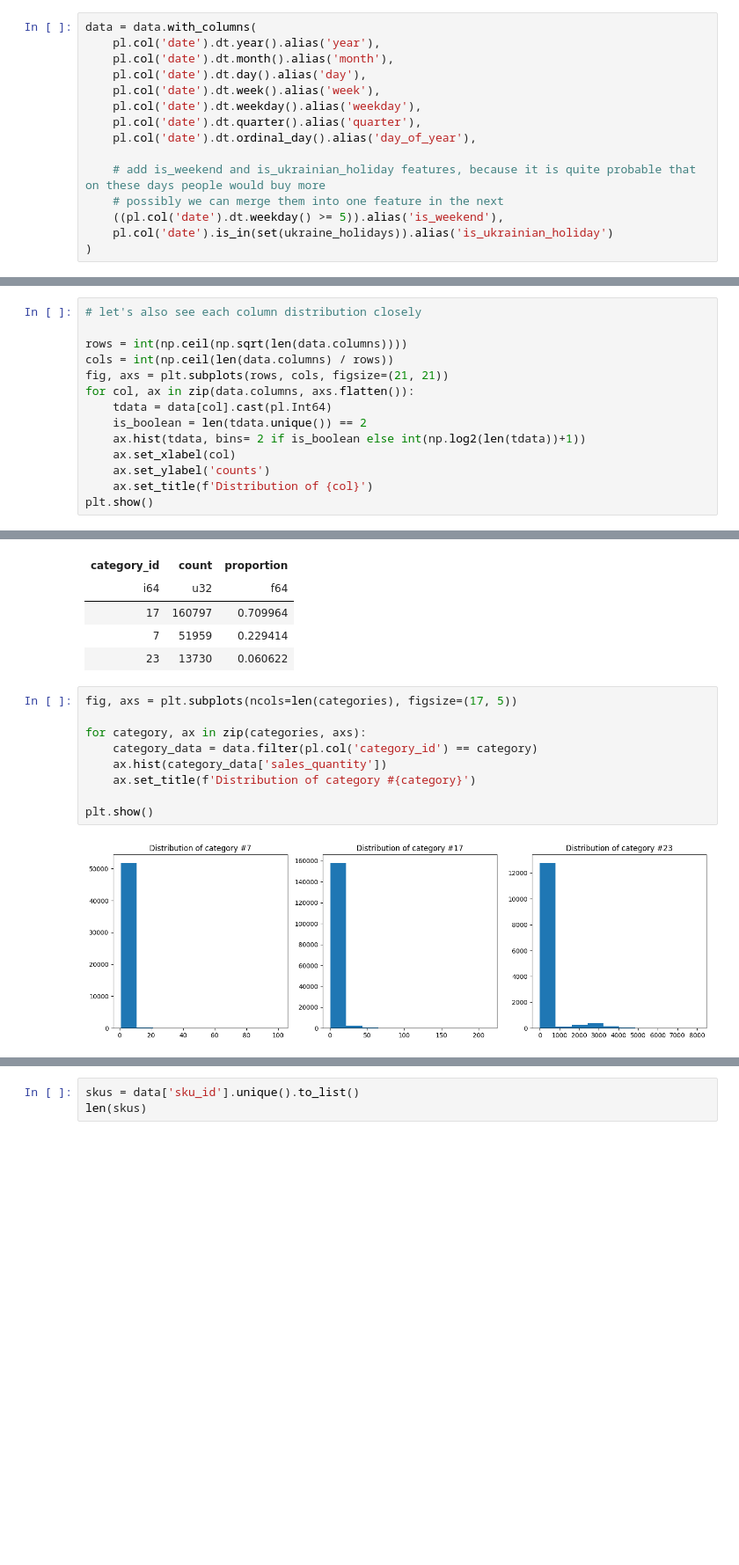
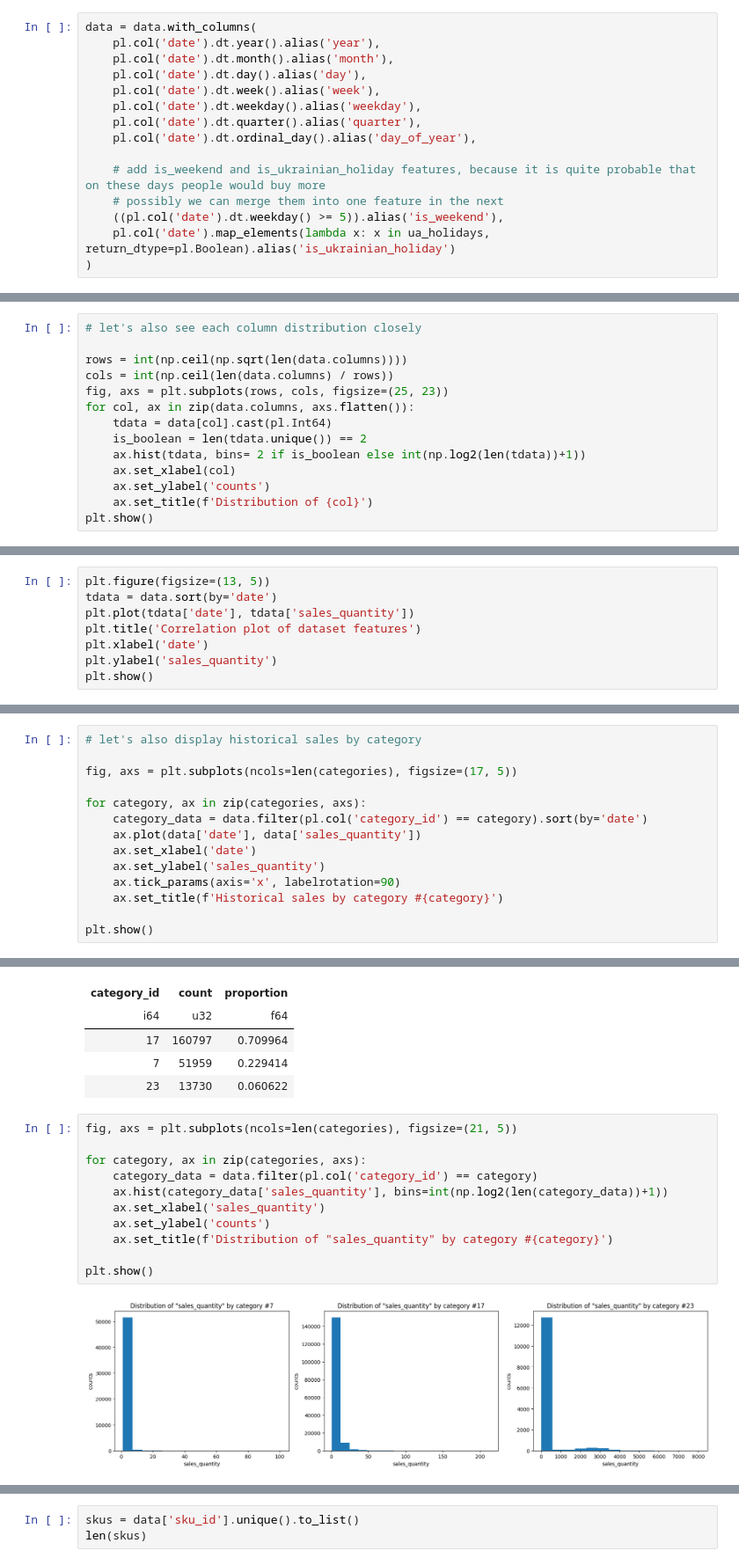
Before and after one commit to lezhocheck/sales-prediction, a Jupyter notebook: notebooks/eda.ipynb, the cells around one changed output, grey strips where cells are left out. Shown at 88% size. Cells and saved outputs as stored; diff of their text form; blank space fills up the shorter version.

```diff
--- a/notebooks/eda.ipynb
+++ b/notebooks/eda.ipynb
@@ -91,7 +96,7 @@ data = data.with_columns(
     # add is_weekend and is_ukrainian_holiday features, because it is quite probable that on these days people would buy more
     # possibly we can merge them into one feature in the next
     ((pl.col('date').dt.weekday() >= 5)).alias('is_weekend'),
-    pl.col('date').is_in(set(ukraine_holidays)).alias('is_ukrainian_holiday')
+    pl.col('date').map_elements(lambda x: x in ua_holidays, return_dtype=pl.Boolean).alias('is_ukrainian_holiday')
 )
 # %%
 # let's plot all features VS target variable (sales_quantity)
@@ -117,7 +122,7 @@ plt.show()
 
 rows = int(np.ceil(np.sqrt(len(data.columns))))
 cols = int(np.ceil(len(data.columns) / rows))
-fig, axs = plt.subplots(rows, cols, figsize=(21, 21))
+fig, axs = plt.subplots(rows, cols, figsize=(25, 23))
 for col, ax in zip(data.columns, axs.flatten()):
     tdata = data[col].cast(pl.Int64)
     is_boolean = len(tdata.unique()) == 2
@@ -167,0 +196,8 @@ plt.show()
+# %%
+plt.figure(figsize=(13, 5))
+tdata = data.sort(by='date')
+plt.plot(tdata['date'], tdata['sales_quantity'])
+plt.title('Correlation plot of dataset features')
+plt.xlabel('date')
+plt.ylabel('sales_quantity')
+plt.show()
@@ -170,3 +212,17 @@ categories = data['category_id'].unique().to_list()
 categories
 # %% [output]
 [7, 17, 23]
+# %%
+# let's also display historical sales by category
+
+fig, axs = plt.subplots(ncols=len(categories), figsize=(17, 5))
+
+for category, ax in zip(categories, axs):
+    category_data = data.filter(pl.col('category_id') == category).sort(by='date')
+    ax.plot(data['date'], data['sales_quantity'])
+    ax.set_xlabel('date')
+    ax.set_ylabel('sales_quantity')
+    ax.tick_params(axis='x', labelrotation=90)
+    ax.set_title(f'Historical sales by category #{category}')
+
+plt.show()
@@ -183,13 +241,15 @@ shape: (3, 3)
 | 7 | 51959 | 0.229414 |
 | 23 | 13730 | 0.060622 |
 # %%
-fig, axs = plt.subplots(ncols=len(categories), figsize=(17, 5))
+fig, axs = plt.subplots(ncols=len(categories), figsize=(21, 5))
 
 for category, ax in zip(categories, axs):
     category_data = data.filter(pl.col('category_id') == category)
-    ax.hist(category_data['sales_quantity'])
-    ax.set_title(f'Distribution of category #{category}')
+    ax.hist(category_data['sales_quantity'], bins=int(np.log2(len(category_data))+1))
+    ax.set_xlabel('sales_quantity')
+    ax.set_ylabel('counts')
+    ax.set_title(f'Distribution of "sales_quantity" by category #{category}')
 
 plt.show()
 # %% [output]
-[figure, old version]
+[figure, new version]
```
Also changed, not shown: parts of 96 cells of this notebook, 1 other file.
